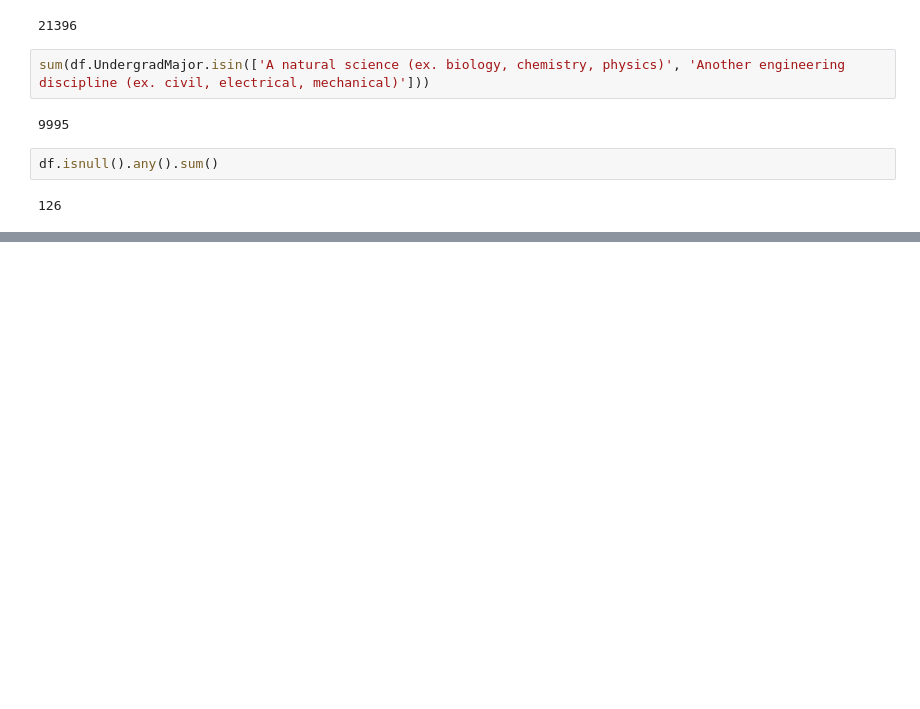
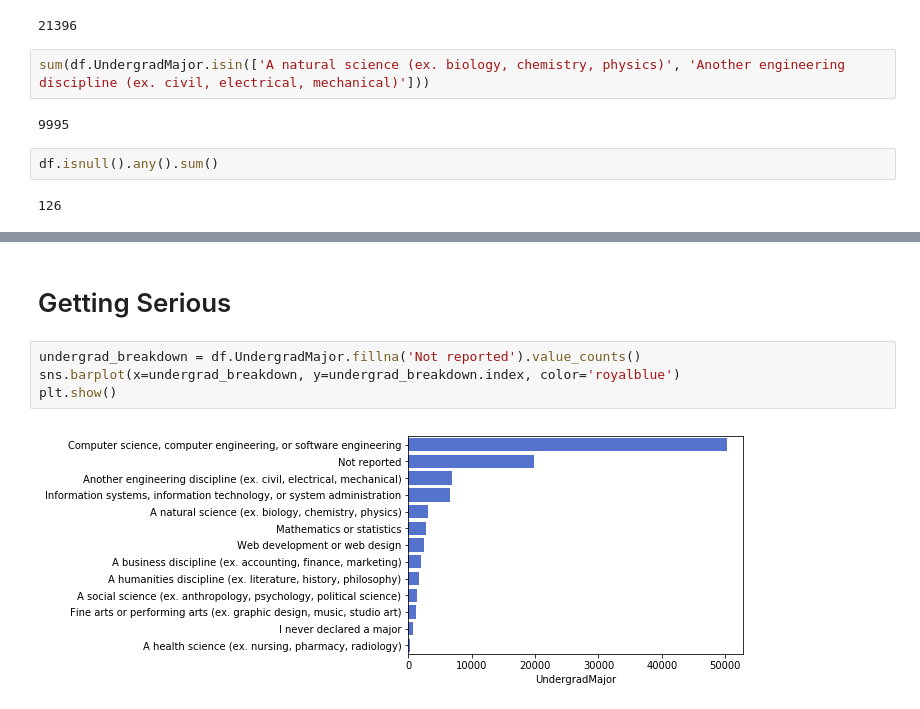
Before and after one commit to joshtice/stackoverflow2018, a Jupyter notebook: joshtice_stackoverflow_2018.ipynb, the cells around one changed output, grey strips where cells are left out. Drawn from its saved outputs; the diff is of its cells as text; blank space fills up the shorter version.

```diff
--- a/joshtice_stackoverflow_2018.ipynb
+++ b/joshtice_stackoverflow_2018.ipynb
@@ -82,0 +169,8 @@ df.isnull().any().sum()
+# %% [markdown]
+# Getting Serious
+# %%
+undergrad_breakdown = df.UndergradMajor.fillna('Not reported').value_counts()
+sns.barplot(x=undergrad_breakdown, y=undergrad_breakdown.index, color='royalblue')
+plt.show()
+# %% [output]
+[figure, added]
```
Also changed, not shown: parts of 9 cells of this notebook, 1 other file.
